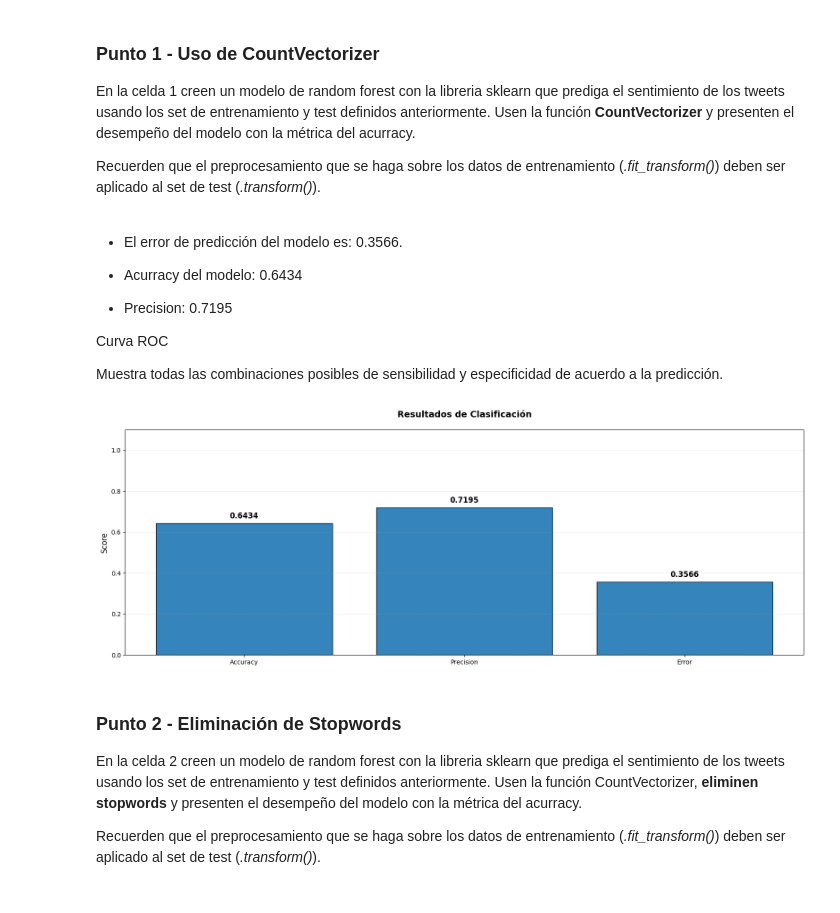
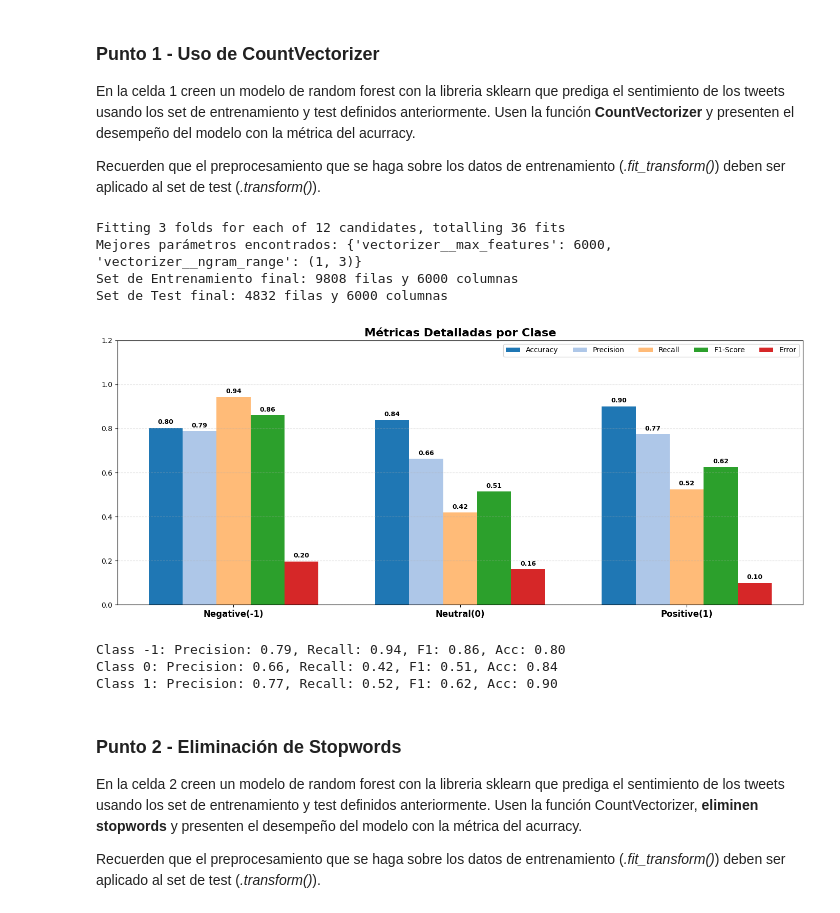
Before and after one commit to JohanManjarresMIAD/JohanManjarresMIAD-JohanManjarresMIAD-MIAD_ML_NLP_2026-Grupo_26, a Jupyter notebook: Semana 5/S5TC1_Analisis_Sentimientos.ipynb, the cells around one changed output. Drawn from its saved outputs; the diff is of its cells as text; code cells hidden in the pictures.

Commit message:
Actualicé las graficas y metricas y adicional puse una calibracion del vectorizador

```diff
--- a/Semana 5/S5TC1_Analisis_Sentimientos.ipynb
+++ b/Semana 5/S5TC1_Analisis_Sentimientos.ipynb
@@ -162,3 +187,32 @@ def predecir_calcular(XTrain,yTrain,XTest,yTest,model,modelo):
+# %%
+def Calibrar_CountVectorizer(X_train, X_test):
+
+    pipeline = Pipeline([
+        ('vectorizer', CountVectorizer(lowercase=True)),
+        ('classifier', RandomForestClassifier(random_state=1))
+    ])
+
+    param_grid = {
+        'vectorizer__ngram_range': [(1, 1), (1, 2), (1, 3)],
+        'vectorizer__max_features': [6000, 8000, 10000, None]
+    }
+
+    grid_search = GridSearchCV(pipeline, param_grid, cv=3, scoring='accuracy', n_jobs=-1, verbose=1)
+    grid_search.fit(X_train, y_train)
+    mejores_params = grid_search.best_params_
+    print(f"Mejores parámetros encontrados: {mejores_params}")
+
+    best_cv_params = {k.replace('vectorizer__', ''): v for k, v in mejores_params.items() if 'vectorizer__' in k}
+
+    vectorizador_final = CountVectorizer(**best_cv_params, lowercase=True)
+
+    X_train_final = vectorizador_final.fit_transform(X_train)
+    X_test_final = vectorizador_final.transform(X_test)
+
+    print(f"Set de Entrenamiento final: {X_train_final.shape[0]} filas y {X_train_final.shape[1]} columnas")
+    print(f"Set de Test final: {X_test_final.shape[0]} filas y {X_test_final.shape[1]} columnas")
+
+    return X_train_final, X_test_final
 # %% [markdown]
 ### Punto 1 - Uso de CountVectorizer
 
@@ -167,24 +221,19 @@ En la celda 1 creen un modelo de random forest con la libreria sklearn que predi
 Recuerden que el preprocesamiento que se haga sobre los datos de entrenamiento  (*.fit_transform()*) deben ser aplicado al set de test (*.transform()*).
 # %%
 # Celda 1
-vect_a = CountVectorizer(lowercase=True)
-X_tr_a = vect_a.fit_transform(X_train)
-X_te_a = vect_a.transform(X_test)
+X_tr_a, X_te_a = Calibrar_CountVectorizer(X_train, X_test)
 
-rf_cv = RandomForestClassifier(n_estimators=100, max_depth=20, min_samples_leaf=5, max_features='sqrt', n_jobs=-1, random_state=10)
+rf_cv = RandomForestClassifier(max_features='sqrt', n_jobs=-1, random_state=10)
 rf_cv_result = predecir_calcular(X_tr_a, y_train, X_te_a, y_test, rf_cv, 'RandomForestClassifier')
 # %% [output]
-
- * El error de predicción del modelo es: 0.3566.
-
- * Acurracy del modelo: 0.6434
-
- * Precision: 0.7195
-
- Curva ROC
-
- Muestra todas las combinaciones posibles de sensibilidad y especificidad de acuerdo a la predicción.
+Fitting 3 folds for each of 12 candidates, totalling 36 fits
+Mejores parámetros encontrados: {'vectorizer__max_features': 6000, 'vectorizer__ngram_range': (1, 3)}
+Set de Entrenamiento final: 9808 filas y 6000 columnas
+Set de Test final: 4832 filas y 6000 columnas
-[figure, old version]
+[figure, new version]
+Class -1: Precision: 0.79, Recall: 0.94, F1: 0.86, Acc: 0.80
+Class 0: Precision: 0.66, Recall: 0.42, F1: 0.51, Acc: 0.84
+Class 1: Precision: 0.77, Recall: 0.52, F1: 0.62, Acc: 0.90
 # %% [markdown]
 ### Punto 2 - Eliminación de Stopwords
 
```
Also changed, not shown: parts of 7 cells of this notebook.
